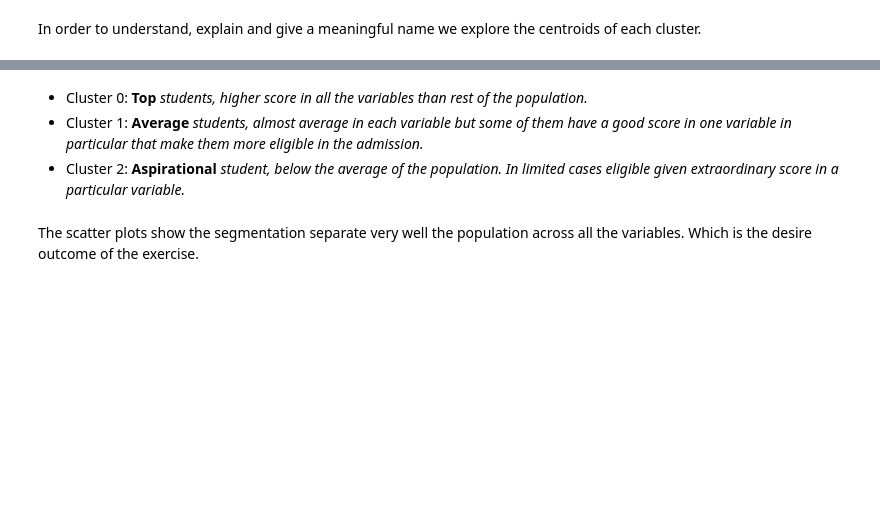
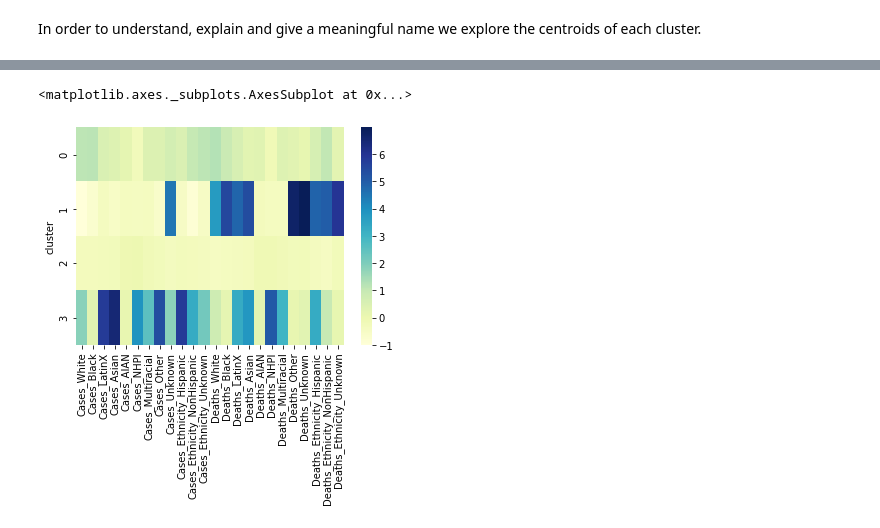
Before and after one commit to madhavi70/TragicBytes_Hack, a Jupyter notebook: TragicBytes_hack.ipynb, the cells around one changed output, grey strips where cells are left out. Saved outputs shown, nothing was run; the diff lists cells and outputs as text; code cells hidden in the pictures; blank space fills up the shorter version.

```diff
--- a/TragicBytes_hack.ipynb
+++ b/TragicBytes_hack.ipynb
@@ -205,6 +250,5 @@ df_scale.iloc[:,1:10].groupby(['cluster']).mean()
 # %%
-sns.heatmap(df_scale.iloc[:,1:10].groupby(['cluster']).mean(), cmap="YlGnBu")
+sns.heatmap(df_scale.iloc[:,2:27].groupby(['cluster']).mean(), cmap="YlGnBu")
+# %% [output]
+<matplotlib.axes._subplots.AxesSubplot at 0x...>
+[figure, added]
-# %% [markdown]
-- Cluster 0: **Top** *students, higher score in all the variables than rest of the population.*
-- Cluster 1: **Average** *students, almost average in each variable but some of them have a good score in one variable in particular that make them more eligible in the admission.*
-- Cluster 2: **Aspirational** *student, below the average of the population. In limited cases eligible given extraordinary score in a particular variable.*
@@ -216,2 +254,0 @@ g.map(plt.scatter);
-# %% [markdown]
-The scatter plots show the segmentation separate very well the population across all the variables. Which is the desire outcome of the exercise.
```
Also changed, not shown: parts of 33 cells of this notebook, 1 other file.
